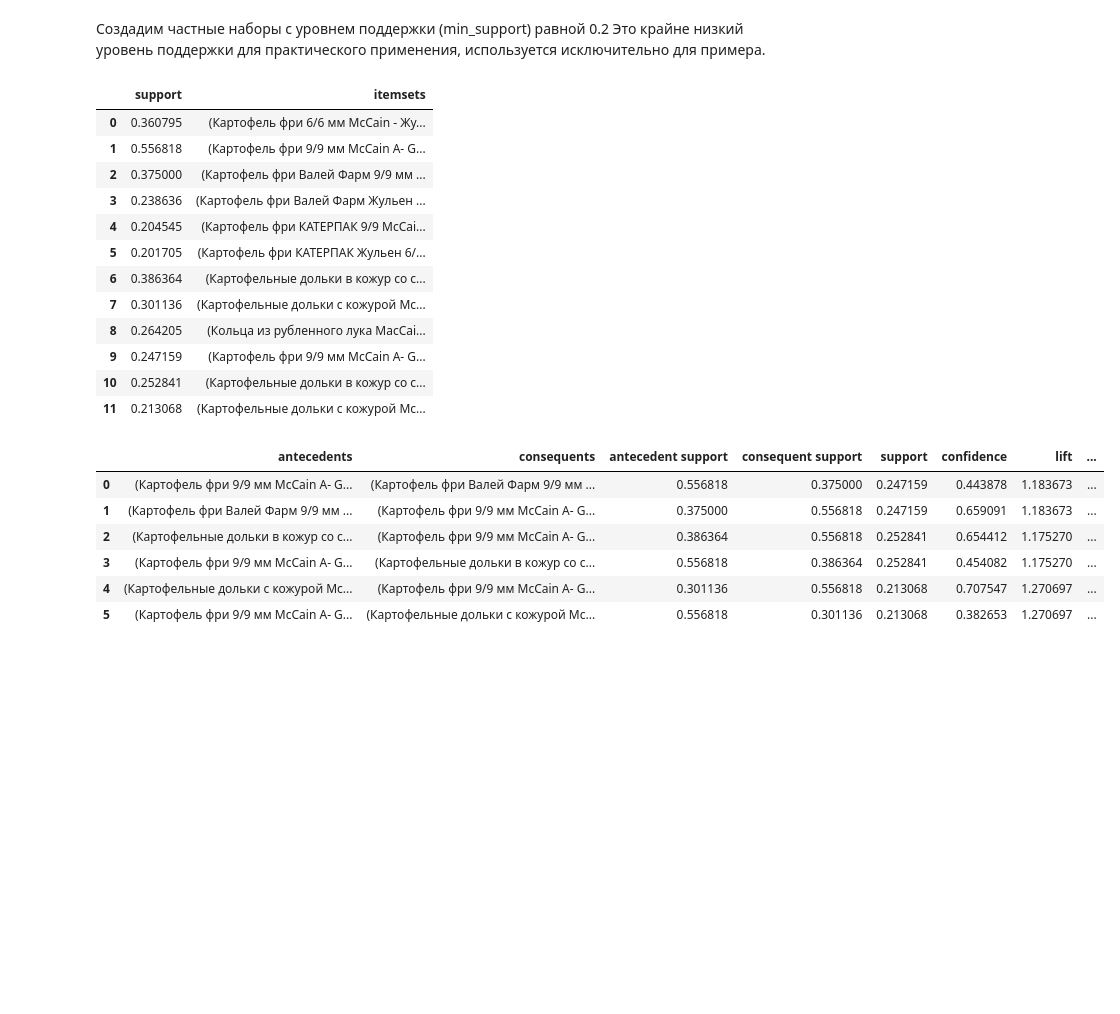
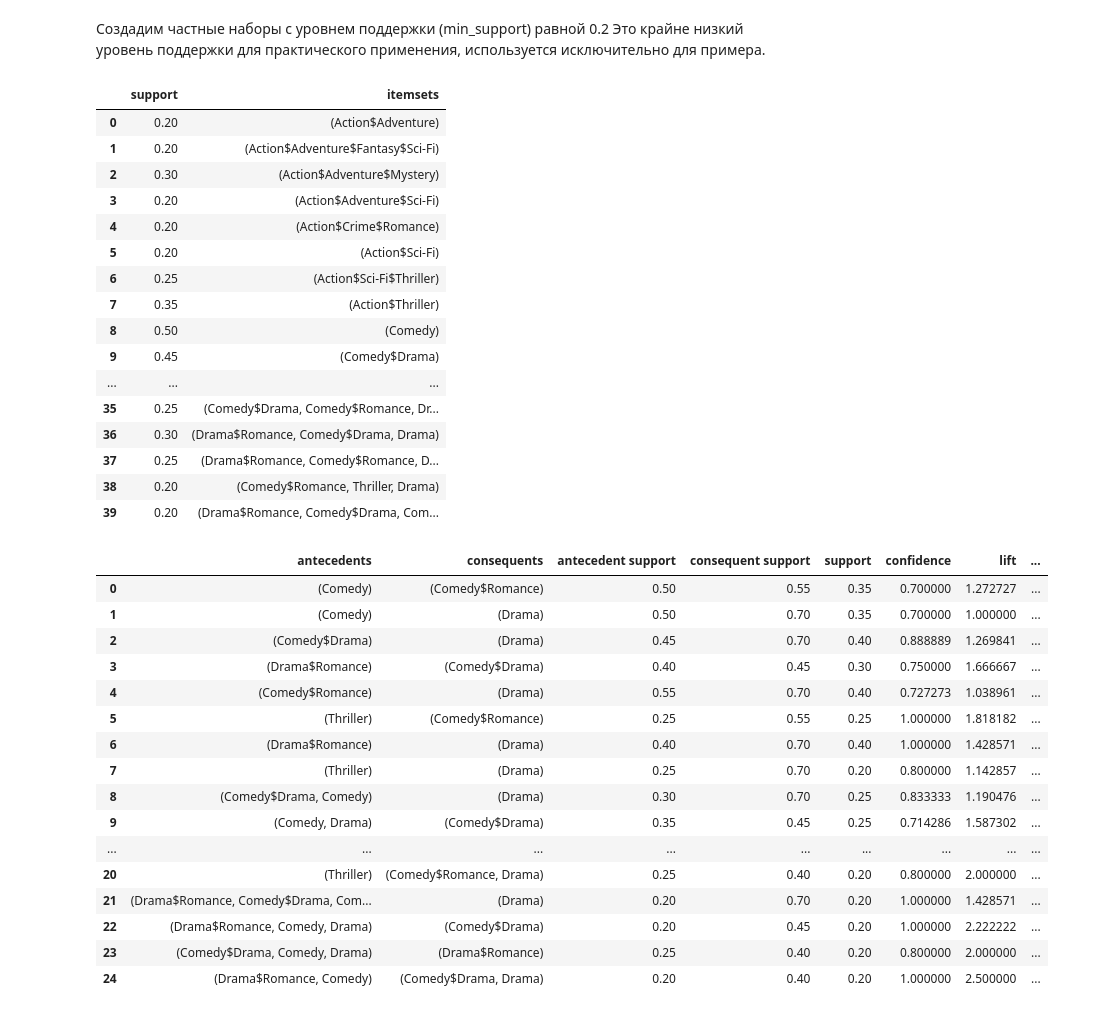
Before and after one commit to IvantsovN/Clust_and_association_rule, a Jupyter notebook: association_rule.ipynb, the cells around one changed output. Saved outputs shown, nothing was run; the diff lists cells and outputs as text; code cells hidden in the pictures; blank space fills up the shorter version.

```diff
--- a/association_rule.ipynb
+++ b/association_rule.ipynb
@@ -7,7 +7,7 @@ import pandas as pd
 import numpy as np
 # %%
 #загружаем данные их файла MS Excel
-sales=pd.read_excel('DataSetMc.xlsx')
+sales=pd.read_excel('DataSet.xlsx')
 #проверяем результат, выводим первые 10 строчек кода
 sales.head(10)
 # %% [output]
@@ -25,7 +25,7 @@ sales.head(10)
 # %%
 #преобразуем таблицу таким образом, чтобы столбцы были наименования ассортимента, строки клиенты, а на пересечении
-# на какую сумму они купили данных товаров
-UID_sales=sales.pivot_table(values='Сумма', columns=['Ассортимент'], index='Имя', aggfunc=np.sum)
+# рейтинг
+UID_sales=sales.pivot_table(values='rating', columns=['genres'], index='user_id', aggfunc=np.sum)
 #Вместо NaN (значение отсутствует) проставим в ДатаФрейм 0-ки:
 UID_sales[np.isnan(UID_sales)] = 0
 # все значения больше 0 заменим 1, чтобы больше проявить правила.
@@ -90,27 +100,41 @@ frequent_itemsets = apriori(df, min_support=0.2, use_colnames=True)
 frequent_itemsets
 # %% [output]
 |  | support | itemsets |
-| 0 | 0.360795 | (Картофель фри 6/6 мм McCain - Жу... |
-| 1 | 0.556818 | (Картофель фри 9/9 мм McCain A- G... |
-| 2 | 0.375000 | (Картофель фри Валей Фарм 9/9 мм ... |
-| 3 | 0.238636 | (Картофель фри Валей Фарм Жульен ... |
-| 4 | 0.204545 | (Картофель фри КАТЕРПАК 9/9 McCai... |
-| 5 | 0.201705 | (Картофель фри КАТЕРПАК Жульен 6/... |
-| 6 | 0.386364 | (Картофельные дольки в кожур со с... |
-| 7 | 0.301136 | (Картофельные дольки с кожурой Mc... |
-| 8 | 0.264205 | (Кольца из рубленного лука MacCai... |
-| 9 | 0.247159 | (Картофель фри 9/9 мм McCain A- G... |
-| 10 | 0.252841 | (Картофельные дольки в кожур со с... |
-| 11 | 0.213068 | (Картофельные дольки с кожурой Mc... |
+| 0 | 0.20 | (Action$Adventure) |
+| 1 | 0.20 | (Action$Adventure$Fantasy$Sci-Fi) |
+| 2 | 0.30 | (Action$Adventure$Mystery) |
+| 3 | 0.20 | (Action$Adventure$Sci-Fi) |
+| 4 | 0.20 | (Action$Crime$Romance) |
+| 5 | 0.20 | (Action$Sci-Fi) |
+| 6 | 0.25 | (Action$Sci-Fi$Thriller) |
+| 7 | 0.35 | (Action$Thriller) |
+| 8 | 0.50 | (Comedy) |
+| 9 | 0.45 | (Comedy$Drama) |
+| ... | ... | ... |
+| 35 | 0.25 | (Comedy$Drama, Comedy$Romance, Dr... |
+| 36 | 0.30 | (Drama$Romance, Comedy$Drama, Drama) |
+| 37 | 0.25 | (Drama$Romance, Comedy$Romance, D... |
+| 38 | 0.20 | (Comedy$Romance, Thriller, Drama) |
+| 39 | 0.20 | (Drama$Romance, Comedy$Drama, Com... |
 # %%
 # сгенерируем ассоциативные правила с уровнем доверия 0.1
-association_rules(frequent_itemsets, metric="confidence", min_threshold=0.1)
+association_rules(frequent_itemsets, metric="confidence", min_threshold=0.7)
 # %% [output]
 |  | antecedents | consequents | antecedent support | consequent support | support | confidence | lift | ... |
-| 0 | (Картофель фри 9/9 мм McCain A- G... | (Картофель фри Валей Фарм 9/9 мм ... | 0.556818 | 0.375000 | 0.247159 | 0.443878 | 1.183673 | ... |
-| 1 | (Картофель фри Валей Фарм 9/9 мм ... | (Картофель фри 9/9 мм McCain A- G... | 0.375000 | 0.556818 | 0.247159 | 0.659091 | 1.183673 | ... |
-| 2 | (Картофельные дольки в кожур со с... | (Картофель фри 9/9 мм McCain A- G... | 0.386364 | 0.556818 | 0.252841 | 0.654412 | 1.175270 | ... |
-| 3 | (Картофель фри 9/9 мм McCain A- G... | (Картофельные дольки в кожур со с... | 0.556818 | 0.386364 | 0.252841 | 0.454082 | 1.175270 | ... |
-| 4 | (Картофельные дольки с кожурой Mc... | (Картофель фри 9/9 мм McCain A- G... | 0.301136 | 0.556818 | 0.213068 | 0.707547 | 1.270697 | ... |
-| 5 | (Картофель фри 9/9 мм McCain A- G... | (Картофельные дольки с кожурой Mc... | 0.556818 | 0.301136 | 0.213068 | 0.382653 | 1.270697 | ... |
+| 0 | (Comedy) | (Comedy$Romance) | 0.50 | 0.55 | 0.35 | 0.700000 | 1.272727 | ... |
+| 1 | (Comedy) | (Drama) | 0.50 | 0.70 | 0.35 | 0.700000 | 1.000000 | ... |
+| 2 | (Comedy$Drama) | (Drama) | 0.45 | 0.70 | 0.40 | 0.888889 | 1.269841 | ... |
+| 3 | (Drama$Romance) | (Comedy$Drama) | 0.40 | 0.45 | 0.30 | 0.750000 | 1.666667 | ... |
+| 4 | (Comedy$Romance) | (Drama) | 0.55 | 0.70 | 0.40 | 0.727273 | 1.038961 | ... |
+| 5 | (Thriller) | (Comedy$Romance) | 0.25 | 0.55 | 0.25 | 1.000000 | 1.818182 | ... |
+| 6 | (Drama$Romance) | (Drama) | 0.40 | 0.70 | 0.40 | 1.000000 | 1.428571 | ... |
+| 7 | (Thriller) | (Drama) | 0.25 | 0.70 | 0.20 | 0.800000 | 1.142857 | ... |
+| 8 | (Comedy$Drama, Comedy) | (Drama) | 0.30 | 0.70 | 0.25 | 0.833333 | 1.190476 | ... |
+| 9 | (Comedy, Drama) | (Comedy$Drama) | 0.35 | 0.45 | 0.25 | 0.714286 | 1.587302 | ... |
+| ... | ... | ... | ... | ... | ... | ... | ... | ... |
+| 20 | (Thriller) | (Comedy$Romance, Drama) | 0.25 | 0.40 | 0.20 | 0.800000 | 2.000000 | ... |
+| 21 | (Drama$Romance, Comedy$Drama, Com... | (Drama) | 0.20 | 0.70 | 0.20 | 1.000000 | 1.428571 | ... |
+| 22 | (Drama$Romance, Comedy, Drama) | (Comedy$Drama) | 0.20 | 0.45 | 0.20 | 1.000000 | 2.222222 | ... |
+| 23 | (Comedy$Drama, Comedy, Drama) | (Drama$Romance) | 0.25 | 0.40 | 0.20 | 0.800000 | 2.000000 | ... |
+| 24 | (Drama$Romance, Comedy) | (Comedy$Drama, Drama) | 0.20 | 0.40 | 0.20 | 1.000000 | 2.500000 | ... |
 # %%
```
Also changed, not shown: parts of 4 cells of this notebook, 6 other files.
